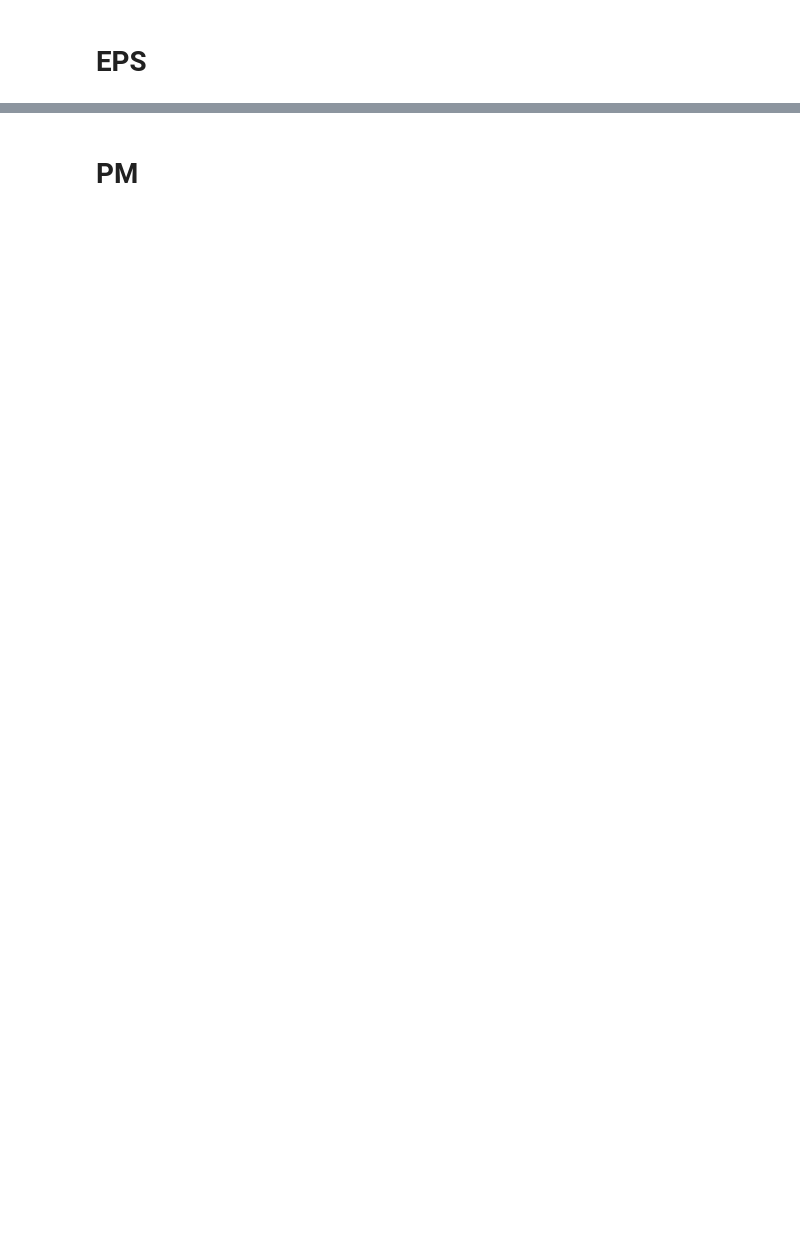
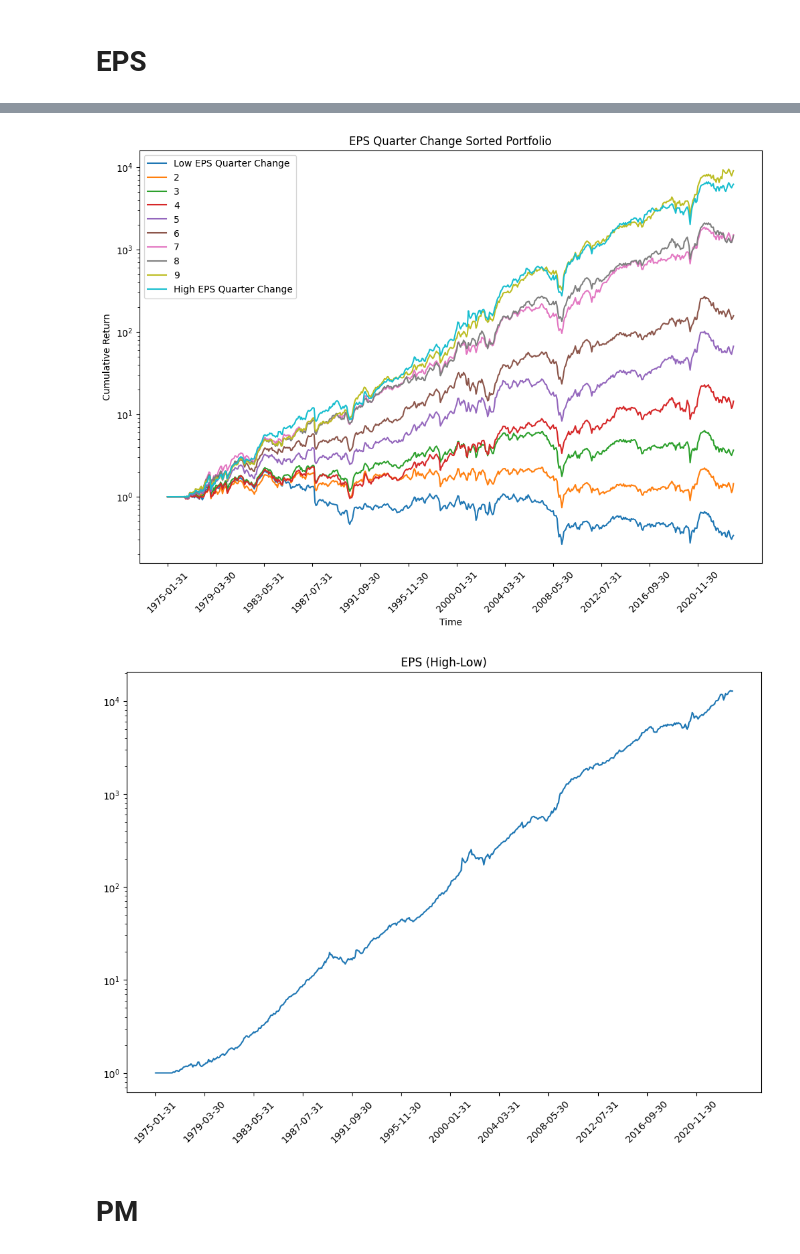
Before and after one commit to Castoria21/Capstone, a Jupyter notebook: code/demo.ipynb, the cells around one changed output, grey strips where cells are left out. Drawn from its saved outputs; the diff is of its cells as text; code cells hidden in the pictures; blank space fills up the shorter version.

```diff
--- a/code/demo.ipynb
+++ b/code/demo.ipynb
@@ -44,2 +40,10 @@ comp_funq = comp_funq[~(comp_funq.cusip == "nan")].reset_index(drop=True)
+# %%
+# Compustat quarterly data
+comp_fundq = pd.read_csv("data//comp_fundq.csv", index_col=0).rename(columns={"datadate": "date"})
+# Use the first eight codes to match the crsp cusip
+comp_fundq['cusip'] = comp_fundq['cusip'].apply(lambda x: str(x)[:8])
+comp_fundq['date'] = pd.to_datetime(comp_fundq.date)
+# Drop the "nan" cusip data
+comp_fundq = comp_fundq[~(comp_fundq.cusip == "nan")].reset_index(drop=True)
 # %% [markdown]
 # Size (Quality Check)
@@ -189,0 +160,6 @@ plot_solo_cum(ls(eps_portfolio1, -1, 0))
+# %%
+# Construct earnings per share (EPS)
+df_eps = get_eps_df(comp_fundq, dfs['ret'], holding_period=3)
+# Re-balance every quarter
+df_eps[~idx_Q] = np.nan
+df_eps.dropna(how="all").head()
@@ -190,17 +175,16 @@ plot_solo_cum(ls(eps_portfolio1, -1, 0))
 # %%
-eps_v2 = eps.copy(deep=True)
-eps_v2[~idx_Q] = np.nan
-eps_v2 = eps_v2.diff(3) / eps_v2.rolling(window=24, min_periods=4).std()
-eps_portfolio2 = get_sorted_portfolio(
-    dfs['ret'], get_sorted_index(
-        eps_v2 * get_volume_threshold(date_cusip_pivot(crsp, "vol"), 0.20),
-        holding_period=3
-        #,quantiles=np.array([0.2, 0.4, 0.6, 0.8])
-        #,quantiles=np.array([.3, .7])
-        )
+# Get the year over year change
+df_eps_pct = df_eps.diff(3) / df_eps.rolling(window=36, min_periods=6).std()
+# Compute the portfolio
+eps_pct_portfolio = get_sorted_portfolio(
+    dfs['ret'], get_sorted_index(df_eps_pct * dfs['idx_vol_threshold'],holding_period=3)
 )
-plot_group_cum(eps_portfolio2, "EPS Quarter Change")
-plot_solo_cum(ls(eps_portfolio2, -1, 0))
+# Visualization
+plot_group_cum(eps_pct_portfolio, "EPS Quarter Change")
+plot_solo_cum(ls(eps_pct_portfolio, -1, 0), "EPS (High-Low)")
+# %% [output]
+[figure, added]
+[figure, added]
 # %% [markdown]
 # PM
 # %%
```
Also changed, not shown: parts of 22 cells of this notebook, 2 other files.
